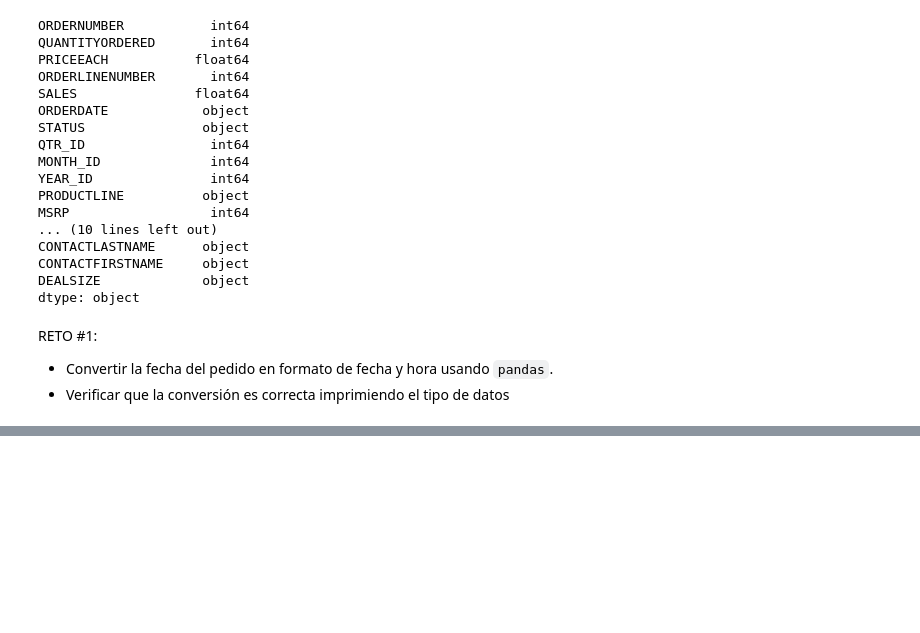
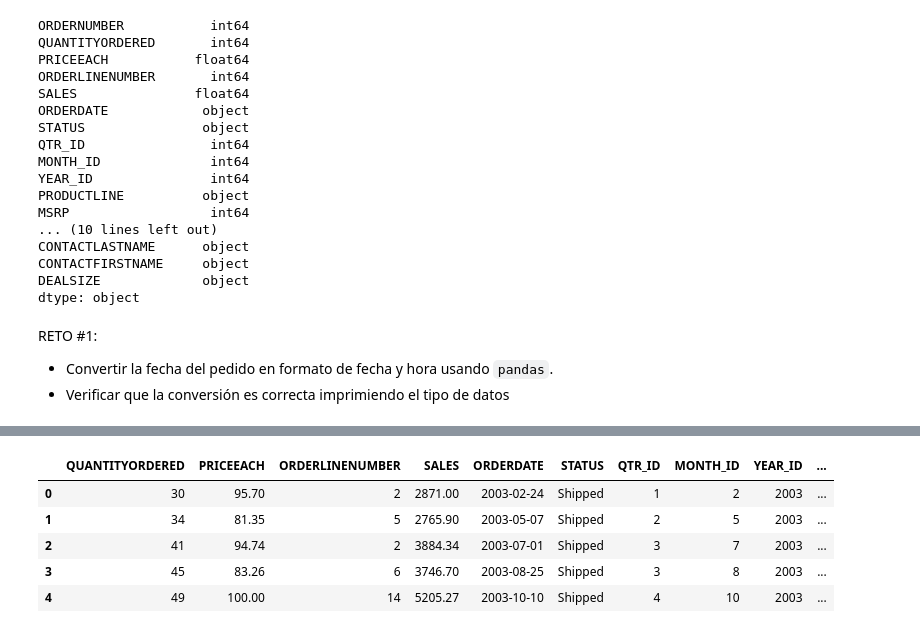
Before and after one commit to sergioarnold87/Marketing-Inteligencia_Artificial, a Jupyter notebook: Marketing_I_A.ipynb, the cells around one changed output, grey strips where cells are left out. Drawn from its saved outputs; the diff is of its cells as text; code cells hidden in the pictures; blank space fills up the shorter version.

```diff
--- a/Marketing_I_A.ipynb
+++ b/Marketing_I_A.ipynb
@@ -100,3 +100,8 @@ dtype: object
 RETO #1:
 - Convertir la fecha del pedido en formato de fecha y hora usando `pandas`.
 - Verificar que la conversión es correcta imprimiendo el tipo de datos
+# %%
+# Convertir la fecha del pedido en formato de fecha y hora
+sales_df['ORDERDATE'] = pd.to_datetime(sales_df['ORDERDATE'])
+# Comprobar el tipo de datos
+sales_df.dtypes
@@ -102,0 +169,15 @@ RETO #1:
+# %%
+# Dado que hay muchos valores nulos en 'addressline2', 'state', 'postal code' y 'territorio', podemos eliminarlos.
+# Country representaría la información geográfica del pedido.
+# También podemos eliminar la ciudad, la dirección1, el número de teléfono, el nombre del contacto, el apellido del contacto y el nombre del contacto, ya que no son necesarios para el análisis.
+
+df_drop  = ['ADDRESSLINE1', 'ADDRESSLINE2', 'POSTALCODE', 'CITY', 'TERRITORY', 'PHONE', 'STATE', 'CONTACTFIRSTNAME', 'CONTACTLASTNAME', 'CUSTOMERNAME', 'ORDERNUMBER']
+sales_df = sales_df.drop(df_drop, axis = 1)
+sales_df.head()
+# %% [output]
+|  | QUANTITYORDERED | PRICEEACH | ORDERLINENUMBER | SALES | ORDERDATE | STATUS | QTR_ID | MONTH_ID | YEAR_ID | ... |
+| 0 | 30 | 95.70 | 2 | 2871.00 | 2003-02-24 | Shipped | 1 | 2 | 2003 | ... |
+| 1 | 34 | 81.35 | 5 | 2765.90 | 2003-05-07 | Shipped | 2 | 5 | 2003 | ... |
+| 2 | 41 | 94.74 | 2 | 3884.34 | 2003-07-01 | Shipped | 3 | 7 | 2003 | ... |
+| 3 | 45 | 83.26 | 6 | 3746.70 | 2003-08-25 | Shipped | 3 | 8 | 2003 | ... |
+| 4 | 49 | 100.00 | 14 | 5205.27 | 2003-10-10 | Shipped | 4 | 10 | 2003 | ... |
```
Also changed, not shown: parts of 11 cells of this notebook.
